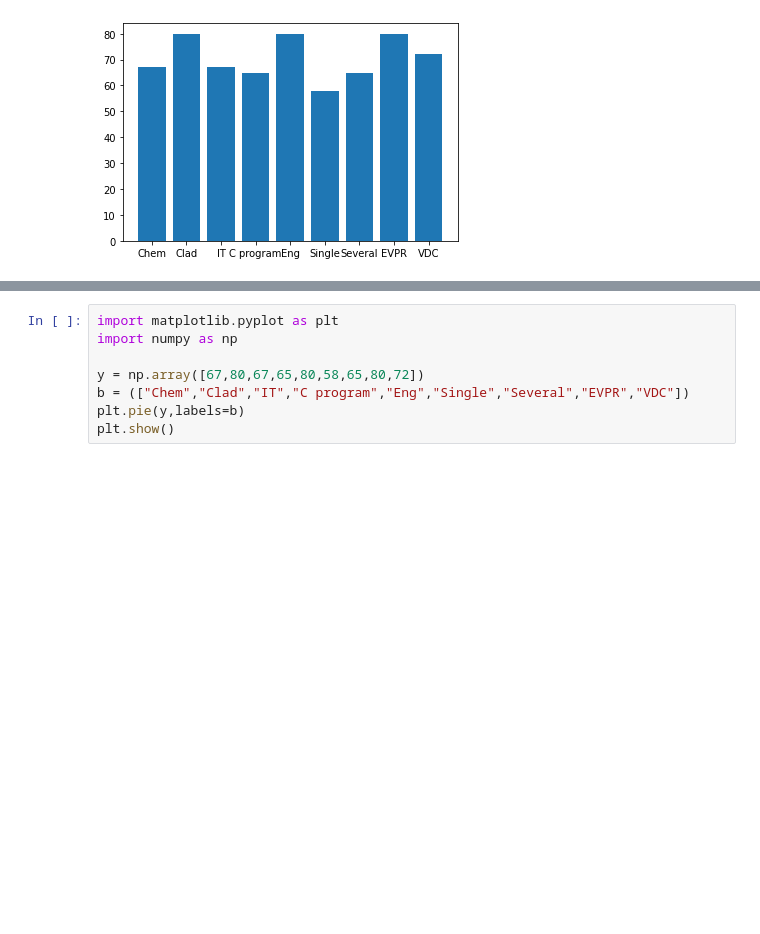
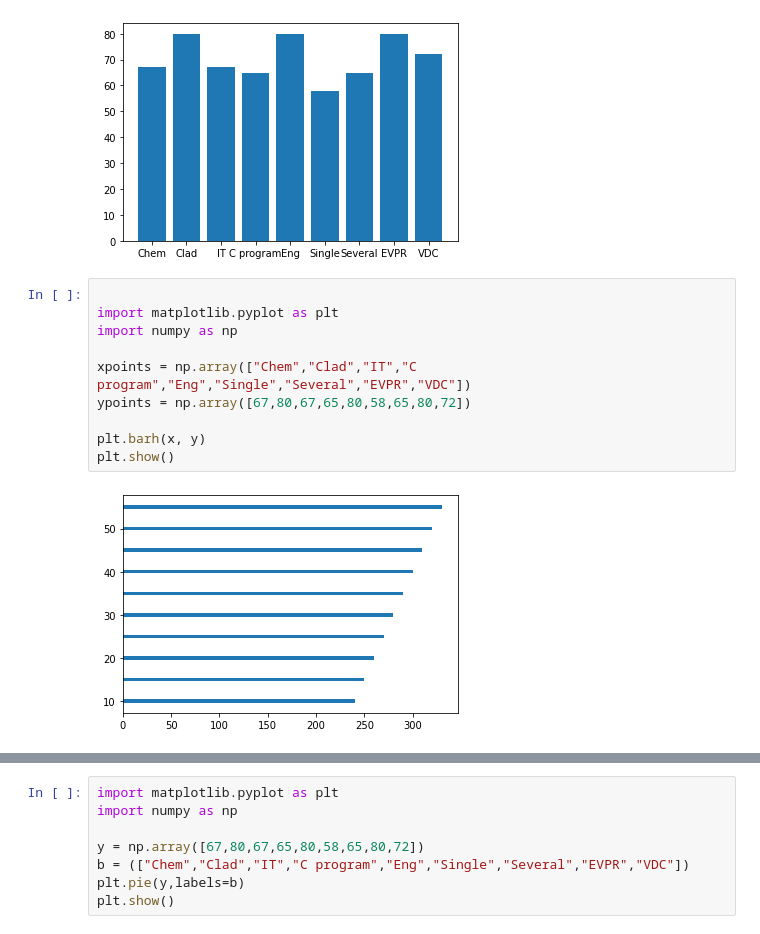
Before and after one commit to indukuribhavana/python-programs, a Jupyter notebook: Untitled10.ipynb, the cells around one changed output, grey strips where cells are left out. Drawn from its saved outputs; the diff is of its cells as text; blank space fills up the shorter version.

```diff
--- a/Untitled10.ipynb
+++ b/Untitled10.ipynb
@@ -11,3 +11,15 @@ plt.bar(xpoints, ypoints)
 plt.show()
 # %% [output]
 [figure]
+# %%
+
+import matplotlib.pyplot as plt
+import numpy as np
+
+xpoints = np.array(["Chem","Clad","IT","C program","Eng","Single","Several","EVPR","VDC"])
+ypoints = np.array([67,80,67,65,80,58,65,80,72])
+
+plt.barh(x, y)
+plt.show()
+# %% [output]
+[figure, added]
```
Also changed, not shown: parts of 27 cells of this notebook.
